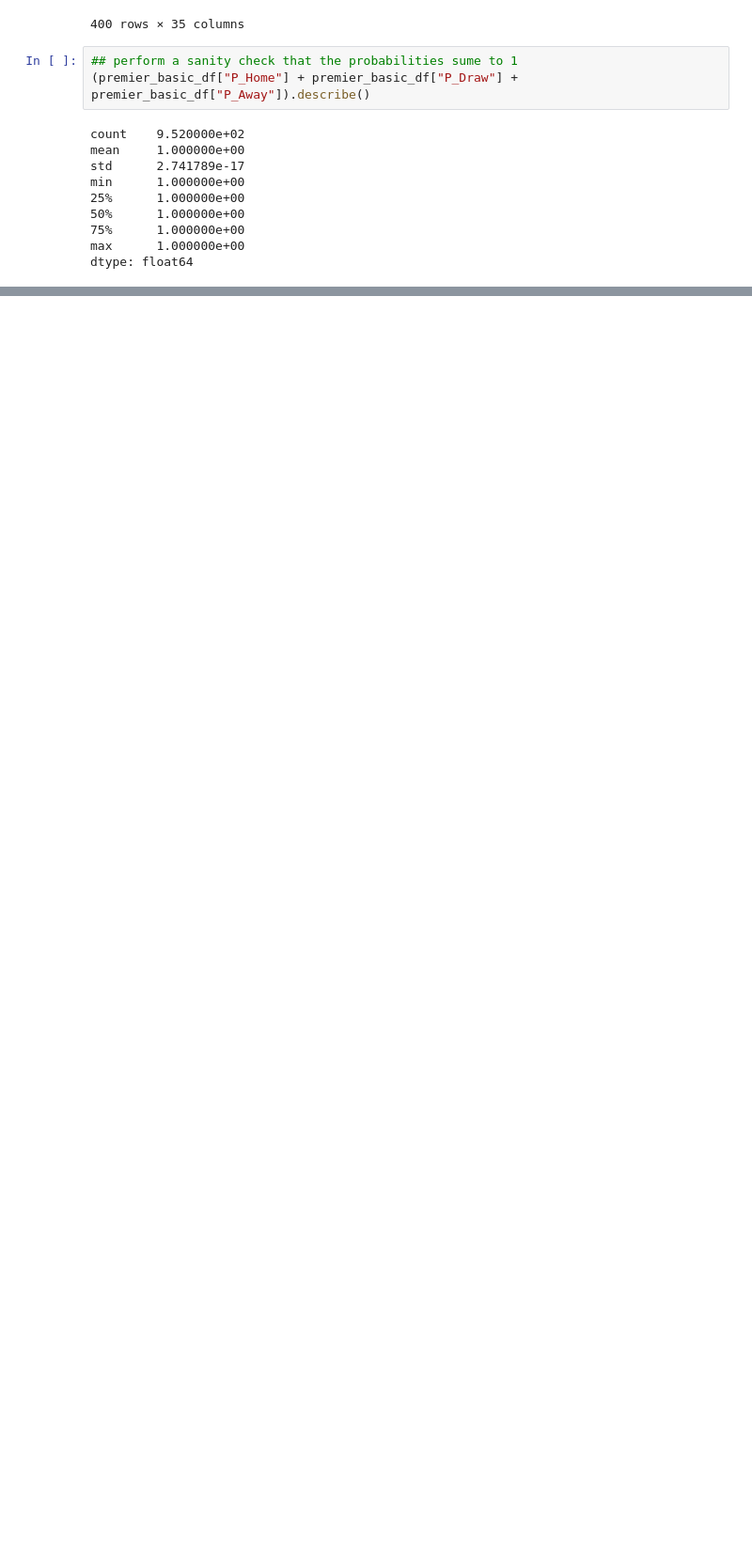
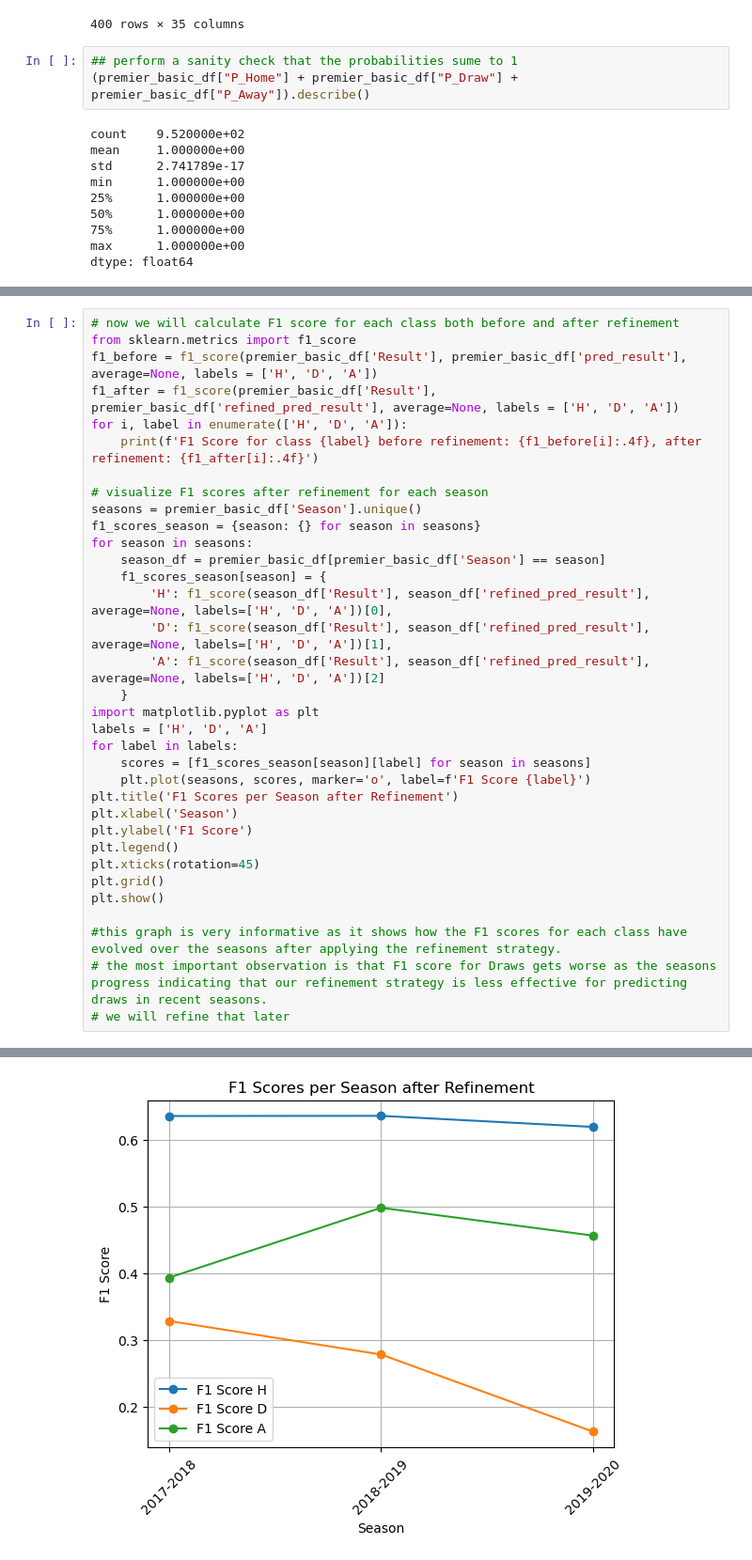
Before and after one commit to iraklisp98/sports_modelling, a Jupyter notebook: models/training.ipynb, the cells around one changed output, grey strips where cells are left out. Shown at 94% size. Saved outputs shown, nothing was run; the diff lists cells and outputs as text; blank space fills up the shorter version.

```diff
--- a/models/training.ipynb
+++ b/models/training.ipynb
@@ -275,0 +383,35 @@ dtype: float64
+# %%
+# now we will calculate F1 score for each class both before and after refinement
+from sklearn.metrics import f1_score
+f1_before = f1_score(premier_basic_df['Result'], premier_basic_df['pred_result'], average=None, labels = ['H', 'D', 'A'])
+f1_after = f1_score(premier_basic_df['Result'], premier_basic_df['refined_pred_result'], average=None, labels = ['H', 'D', 'A'])
+for i, label in enumerate(['H', 'D', 'A']):
+    print(f'F1 Score for class {label} before refinement: {f1_before[i]:.4f}, after refinement: {f1_after[i]:.4f}')
+
+# visualize F1 scores after refinement for each season
+seasons = premier_basic_df['Season'].unique()
+f1_scores_season = {season: {} for season in seasons}
+for season in seasons:
+    season_df = premier_basic_df[premier_basic_df['Season'] == season]
+    f1_scores_season[season] = {
+        'H': f1_score(season_df['Result'], season_df['refined_pred_result'], average=None, labels=['H', 'D', 'A'])[0],
+        'D': f1_score(season_df['Result'], season_df['refined_pred_result'], average=None, labels=['H', 'D', 'A'])[1],
+        'A': f1_score(season_df['Result'], season_df['refined_pred_result'], average=None, labels=['H', 'D', 'A'])[2]
+    }
+import matplotlib.pyplot as plt
+labels = ['H', 'D', 'A']
+for label in labels:
+    scores = [f1_scores_season[season][label] for season in seasons]
+    plt.plot(seasons, scores, marker='o', label=f'F1 Score {label}')
+plt.title('F1 Scores per Season after Refinement')
+plt.xlabel('Season')
+plt.ylabel('F1 Score')
+plt.legend()
+plt.xticks(rotation=45)
+plt.grid()
+plt.show()
+
+#this graph is very informative as it shows how the F1 scores for each class have evolved over the seasons after applying the refinement strategy.
+# the most important observation is that F1 score for Draws gets worse as the seasons progress indicating that our refinement strategy is less effective for predicting draws in recent seasons.
+# we will refine that later
+# %% [output]
@@ -275,0 +421 @@ dtype: float64
+[figure, added]
```
Also changed, not shown: parts of 3 cells of this notebook.
